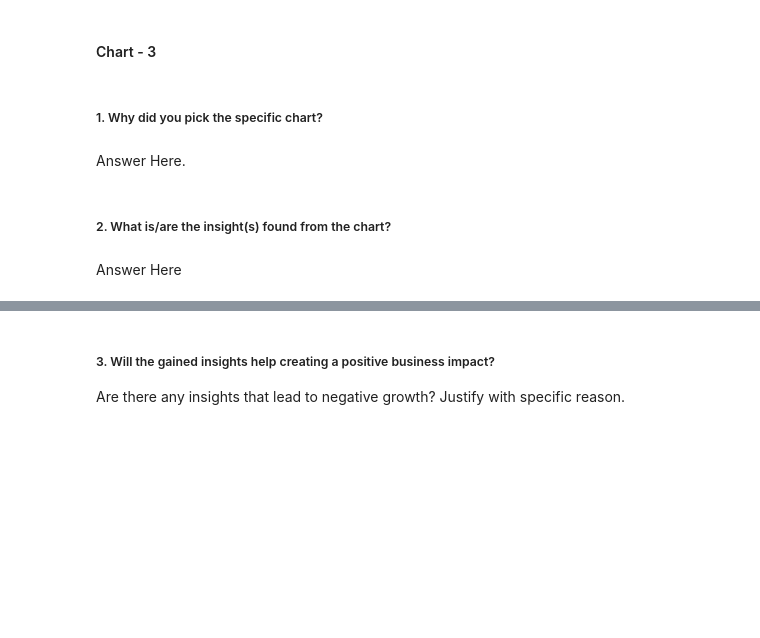
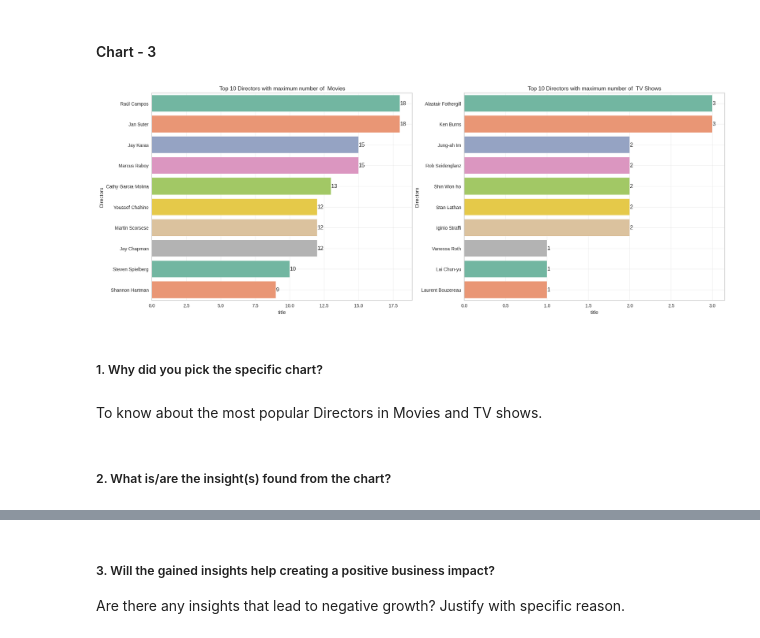
Before and after one commit to ashish-bansod/Netflix_Movies_and_TV_Shows_Clustering, a Jupyter notebook: Netflix_Movies_and_TV_Shows_Clustering.ipynb, the cells around one changed output, grey strips where cells are left out. Cells and saved outputs as stored; diff of their text form; code cells hidden in the pictures; blank space fills up the shorter version.

```diff
--- a/Netflix_Movies_and_TV_Shows_Clustering.ipynb
+++ b/Netflix_Movies_and_TV_Shows_Clustering.ipynb
@@ -718,8 +732,20 @@ Answer Here
+# %%
+# Chart - 3 visualization code
+
+plt.figure(figsize=(22,8))
+for i,j,k in (df_movies,'Movies',1),(df_tvshows,'TV Shows',2):
+  plt.subplot(1,2,k)
+  k=sns.barplot(y='Directors',x='title',data=i.groupby(['Directors']).nunique().sort_values(by='title',ascending=False).reset_index()[1:11],palette='Set2')
+  for label in k.containers:
+            k.bar_label(label)
+  plt.grid(alpha=0.3)
+  plt.title(f'Top 10 Directors with maximum number of  {j}')
+plt.show()
+# %% [output]
+[figure, added]
 # %% [markdown]
 ##### 1. Why did you pick the specific chart?
-# %% [markdown]
-Answer Here.
+# %% [markdown]
+To know about the most popular Directors in  Movies and TV shows.
 # %% [markdown]
 ##### 2. What is/are the insight(s) found from the chart?
-# %% [markdown]
-Answer Here
```
Also changed, not shown: parts of 20 cells of this notebook.
